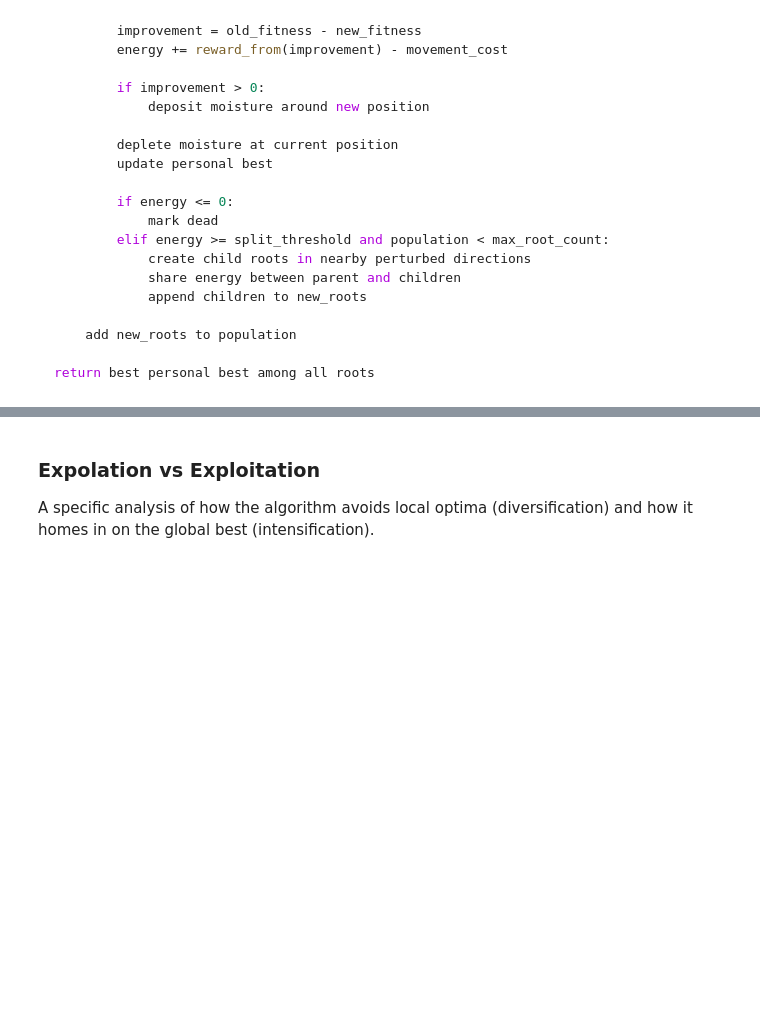
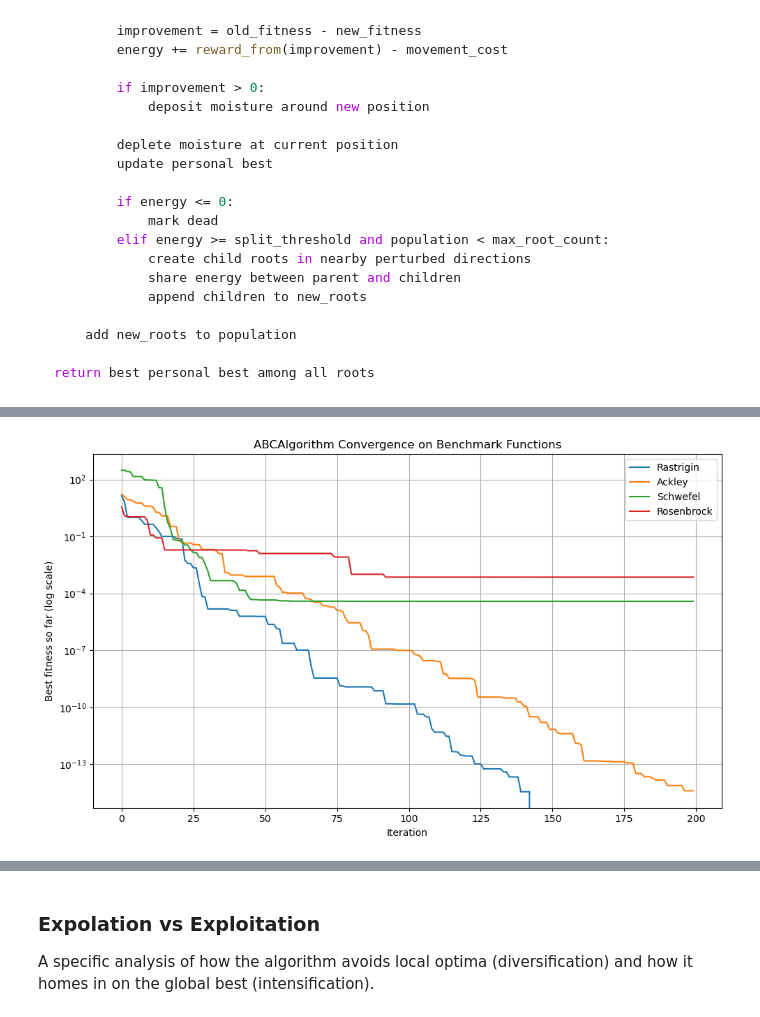
Before and after one commit to Sui-nyan/Soft-Computing, a Jupyter notebook: Week 4/Assignment_2.ipynb, the cells around one changed output, grey strips where cells are left out. Cells and saved outputs as stored; diff of their text form; code cells hidden in the pictures; blank space fills up the shorter version.

```diff
--- a/Week 4/Assignment_2.ipynb
+++ b/Week 4/Assignment_2.ipynb
@@ -349,0 +272,82 @@ if __name__ == "__main__":
+# %%
+from ABCAlgorithm import ArtificialBeeColony
+
+if __name__ == "__main__":
+    def rastrigin(x: np.ndarray) -> float:
+        x = np.asarray(x, dtype=float)
+        n = x.size
+        return float(10.0 * n + np.sum(x**2 - 10.0 * np.cos(2.0 * np.pi * x)))
+
+    def ackley(x: np.ndarray) -> float:
+        x = np.asarray(x, dtype=float)
+        n = x.size
+        sum_sq = np.sum(x**2)
+        sum_cos = np.sum(np.cos(2.0 * np.pi * x))
+        term1 = -20.0 * np.exp(-0.2 * np.sqrt(sum_sq / n))
+        term2 = -np.exp(sum_cos / n)
+        return float(term1 + term2 + 20.0 + np.e)
+
+    def schwefel(x: np.ndarray) -> float:
+        x = np.asarray(x, dtype=float)
+        n = x.size
+        return float(418.9829 * n - np.sum(x * np.sin(np.sqrt(np.abs(x)))))
+
+    def rosenbrock(x: np.ndarray) -> float:
+        x = np.asarray(x, dtype=float)
+        return float(np.sum(100.0 * (x[1:] - x[:-1] ** 2) ** 2 + (1.0 - x[:-1]) ** 2))
+
+    def compute_step_size(bounds, scale=0.05):
+        bounds_arr = np.asarray(bounds, dtype=float)
+        widths = bounds_arr[:, 1] - bounds_arr[:, 0]
+        return scale * float(np.mean(widths))
+
+    def benchmark_functions() -> None:
+        dimension = 3
+
+        test_cases = [
+            ("Rastrigin", rastrigin, [(-5.12, 5.12)] * dimension),
+            ("Ackley", ackley, [(-32.768, 32.768)] * dimension),
+            ("Schwefel", schwefel, [(-500.0, 500.0)] * dimension),
+            ("Rosenbrock", rosenbrock, [(-2.048, 2.048)] * dimension),
+        ]
+
+        histories = {}
+
+        for name, func, bounds in test_cases:
+            step_size = compute_step_size(bounds, scale=0.05)
+
+            optimizer = ArtificialBeeColony(
+                objective_function=func,
+                num_food_sources=60,
+                num_dimensions=3,
+                max_iterations=200,
+                bounds=bounds,
+                limit=(60 * 3) // 2
+            )
+
+            best_position, best_fitness = optimizer.run(max_iterations=200)
+            histories[name] = optimizer.history
+
+            print(f"\n{name} benchmark")
+            print("-" * (len(name) + 10))
+            print("Step size    :", step_size)
+            print("Best fitness :", best_fitness)
+            print("Best position:", best_position)
+
+        plt.figure(figsize=(10, 6))
+
+        for name, history in histories.items():
+            plt.plot(history, label=name)
+
+        plt.yscale("log")
+        plt.xlabel("Iteration")
+        plt.ylabel("Best fitness so far (log scale)")
+        plt.title("ABCAlgorithm Convergence on Benchmark Functions")
+        plt.legend()
+        plt.grid(True)
+        plt.tight_layout()
+        plt.savefig("abc_benchmark.png", dpi=200)
+        plt.show()
+
+    benchmark_functions()
+# %% [output]
@@ -349,0 +371 @@ if __name__ == "__main__":
+[figure, added]
```
Also changed, not shown: parts of 8 cells of this notebook, 7 other files.
